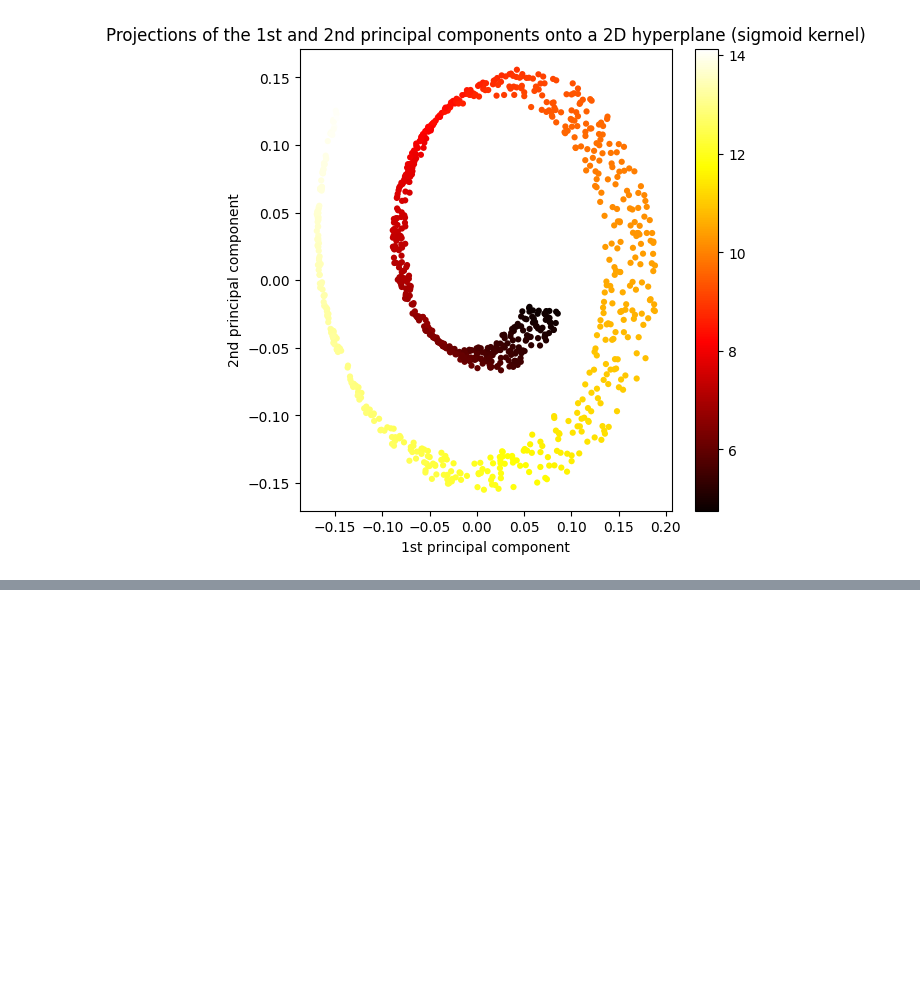
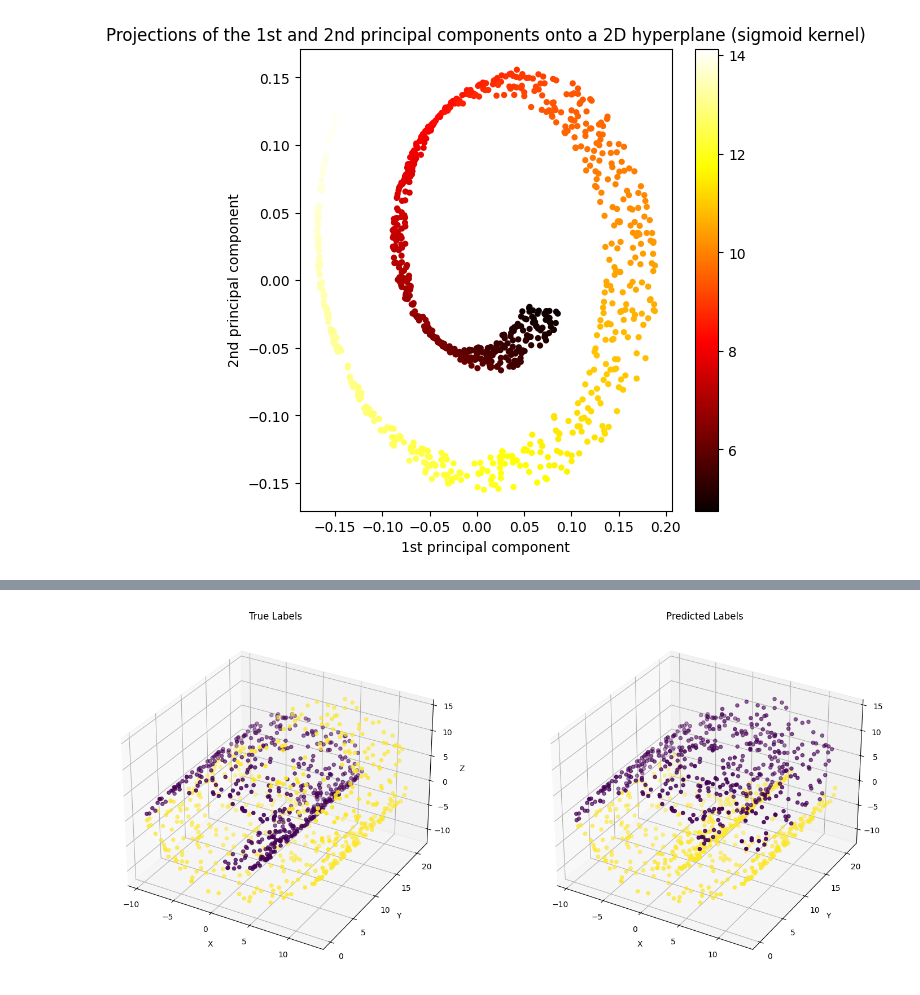
Before and after one commit to demoronator/COMP257, a Jupyter notebook: Assignment1.ipynb, the cells around one changed output, grey strips where cells are left out. Cells and saved outputs as stored; diff of their text form; code cells hidden in the pictures; blank space fills up the shorter version.

```diff
--- a/Assignment1.ipynb
+++ b/Assignment1.ipynb
@@ -177,10 +179,8 @@ param_grid = {
 # %%
-# Apply GridSearchCV to find the best parameters for the moon-like dataset
-grid_search_moon = GridSearchCV(pipeline, param_grid, cv=10, scoring='accuracy')
-grid_search_moon.fit(X_mo, y_mo)
-
-# Print out the best parameters found by GridSearchCV for the moon-like dataset
-best_params_moon = grid_search_moon.best_params_
-best_score_moon = grid_search_moon.best_score_
-best_params_moon, best_score_moon
+# Apply GridSearchCV to find the best parameters
+grid_search = GridSearchCV(pipeline, param_grid, cv=10, scoring='accuracy')
+grid_search.fit(X_sw, y_sw_binary)
+best_params = grid_search.best_params_
+best_score = grid_search.best_score_
+best_params, best_score
 # %% [output]
@@ -228,3 +188,31 @@ plt.show()
+# %%
+# 6. Plot the results from using GridSearchCV in (5).
+from sklearn.metrics import accuracy_score
+
+y_sw_pred = grid_search.predict(X_sw)
+
+# Create 3D plots for the true and predicted labels
+fig = plt.figure(figsize=(18, 8))
+
+# Plot for true labels
+ax1 = fig.add_subplot(121, projection='3d')
+ax1.scatter(X_sw[:, 0], X_sw[:, 1], X_sw[:, 2], c=y_sw_binary, cmap='viridis')
+ax1.set_title('True Labels')
+ax1.set_xlabel('X')
+ax1.set_ylabel('Y')
+ax1.set_zlabel('Z')
+
+# Plot for predicted labels
+ax2 = fig.add_subplot(122, projection='3d')
+ax2.scatter(X_sw[:, 0], X_sw[:, 1], X_sw[:, 2], c=y_sw_pred, cmap='viridis')
+ax2.set_title('Predicted Labels')
+ax2.set_xlabel('X')
+ax2.set_ylabel('Y')
+ax2.set_zlabel('Z')
+
+plt.show()
+# %% [output]
+[figure, added]
 # %%
 # TODO: 7. Create a video discussing the code and result for each question.
 #   Discuss challenges you confronted and solutions to overcoming them, if applicable.
```
Also changed, not shown: parts of 4 cells of this notebook.
